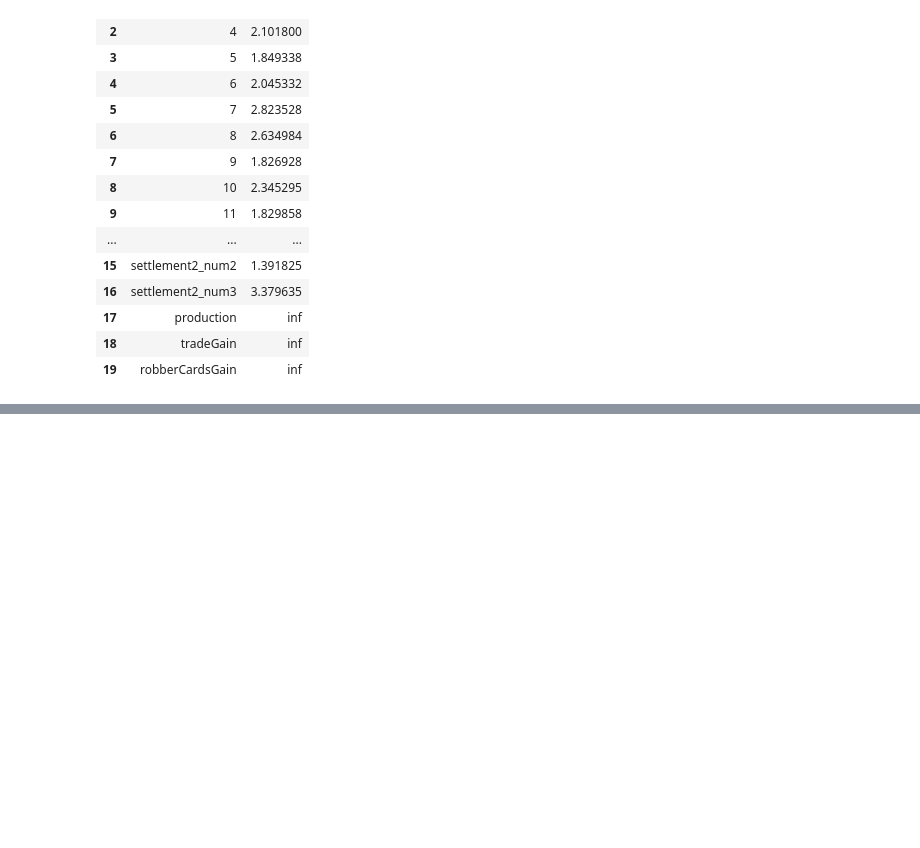
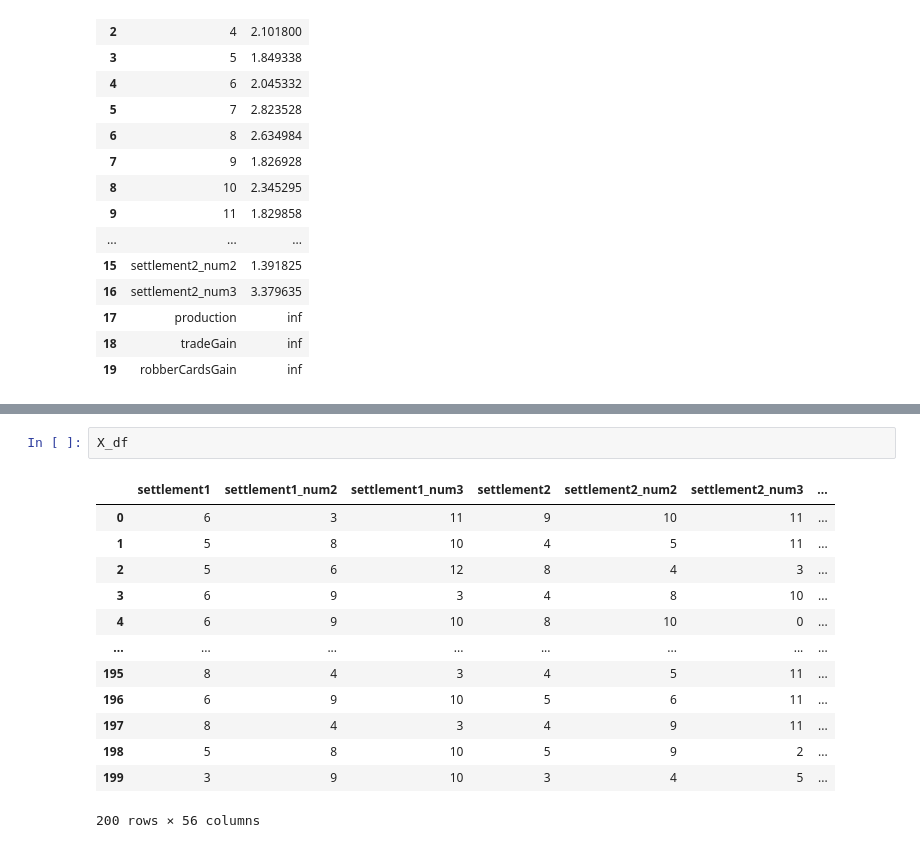
Before and after one commit to okwan91/catanstrategy, a Jupyter notebook: notebooks/Sandbox.ipynb, the cells around one changed output, grey strips where cells are left out. Drawn from its saved outputs; the diff is of its cells as text; blank space fills up the shorter version.

```diff
--- a/notebooks/Sandbox.ipynb
+++ b/notebooks/Sandbox.ipynb
@@ -519,0 +597,16 @@ vf.head(20)
+# %%
+X_df
+# %% [output]
+|  | settlement1 | settlement1_num2 | settlement1_num3 | settlement2 | settlement2_num2 | settlement2_num3 | ... |
+| 0 | 6 | 3 | 11 | 9 | 10 | 11 | ... |
+| 1 | 5 | 8 | 10 | 4 | 5 | 11 | ... |
+| 2 | 5 | 6 | 12 | 8 | 4 | 3 | ... |
+| 3 | 6 | 9 | 3 | 4 | 8 | 10 | ... |
+| 4 | 6 | 9 | 10 | 8 | 10 | 0 | ... |
+| ... | ... | ... | ... | ... | ... | ... | ... |
+| 195 | 8 | 4 | 3 | 4 | 5 | 11 | ... |
+| 196 | 6 | 9 | 10 | 5 | 6 | 11 | ... |
+| 197 | 8 | 4 | 3 | 4 | 9 | 11 | ... |
+| 198 | 5 | 8 | 10 | 5 | 9 | 2 | ... |
+| 199 | 3 | 9 | 10 | 3 | 4 | 5 | ... |
+200 rows × 56 columns
```
Also changed, not shown: parts of 10 cells of this notebook, 1 other file.
